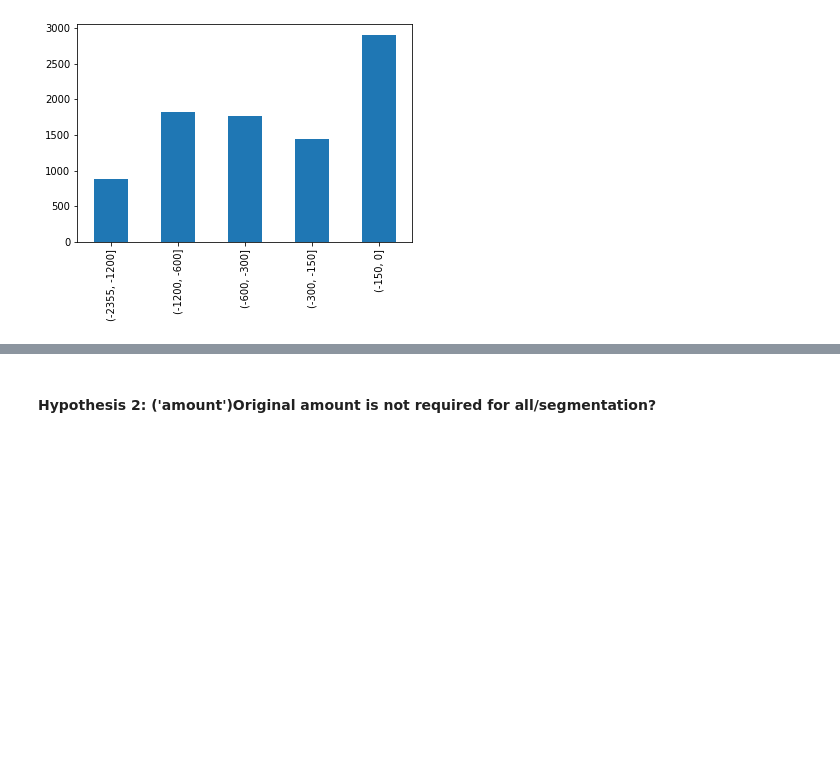
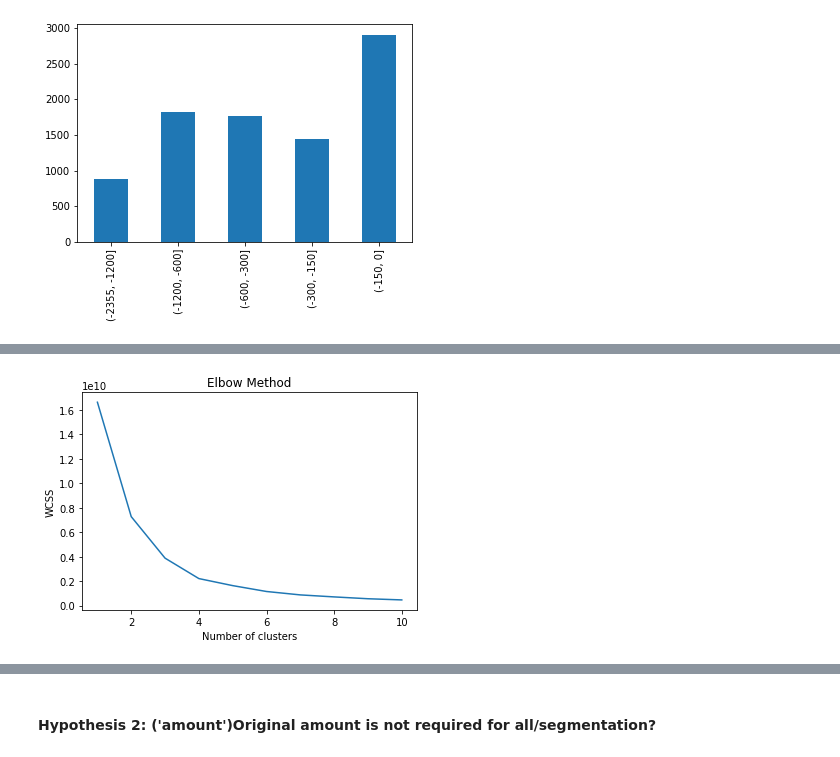
Before and after one commit to crazywiden/Leetcode_daily_submit, a Jupyter notebook: 20e/AnotherOne.ipynb, the cells around one changed output, grey strips where cells are left out. Saved outputs shown, nothing was run; the diff lists cells and outputs as text; code cells hidden in the pictures; blank space fills up the shorter version.

```diff
--- a/20e/AnotherOne.ipynb
+++ b/20e/AnotherOne.ipynb
@@ -350,0 +397,6 @@ publicRecords.head(5)
+# %%
+m_e_p = publicRecords[~publicRecords['diff_effe_paid_int'].isna()]
+x_e_p = m_e_p['diff_effe_paid_int'].values
+find_k(x_e_p)
+# %% [output]
+[figure, added]
```
Also changed, not shown: parts of 9 cells of this notebook.
